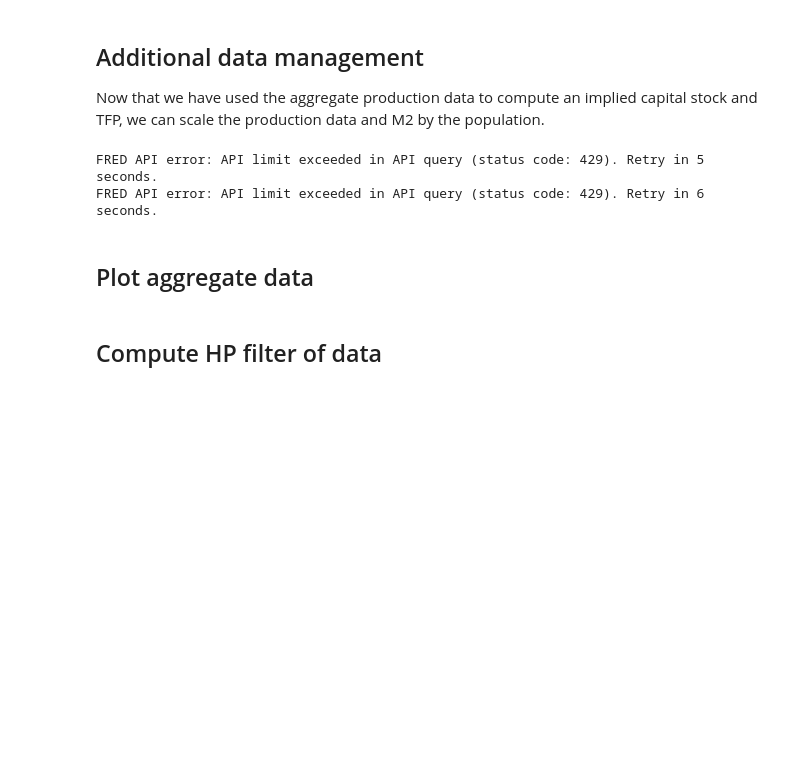
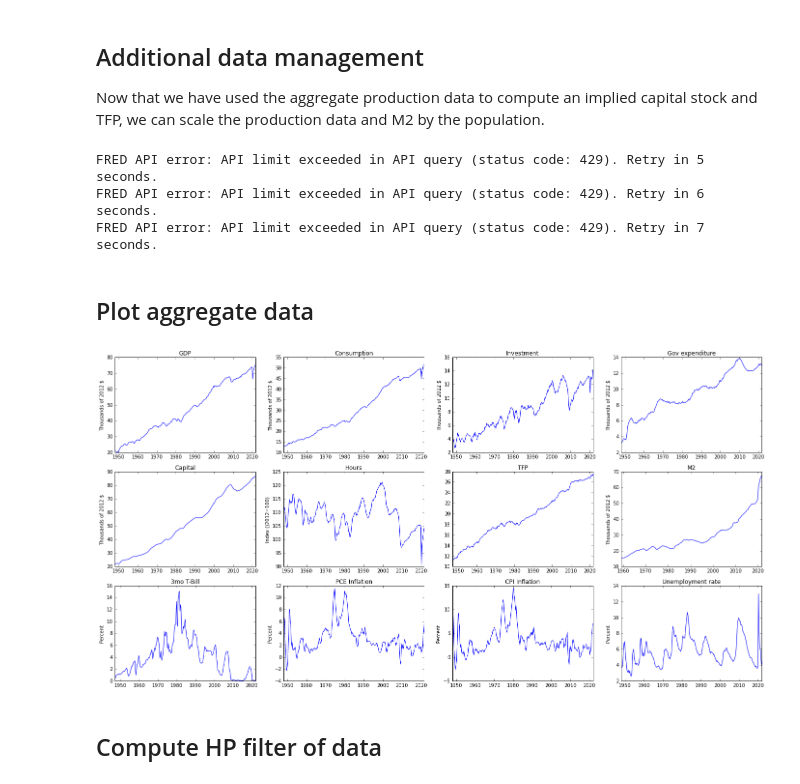
Before and after one commit to msilva913/economic-data, a Jupyter notebook: business-cycle-data/python/business_cycle_data.ipynb, the cells around one changed output. Saved outputs shown, nothing was run; the diff lists cells and outputs as text; code cells hidden in the pictures; blank space fills up the shorter version.

```diff
--- a/business-cycle-data/python/business_cycle_data.ipynb
+++ b/business-cycle-data/python/business_cycle_data.ipynb
@@ -64,6 +64,12 @@ cpi = fp.series('CPIAUCSL')
 m2 = fp.series('M2SL')
 tbill_3mo = fp.series('TB3MS')
 unemployment = fp.series('UNRATE')
+
+# Base year for NIPA deflators
+cpi_base_year = cpi.units.split(' ')[1].split('=')[0]
+
+# Base year for CPI
+nipa_base_year = deflator.units.split(' ')[1].split('=')[0]
 
 # Convert monthly M2, 3-mo T-Bill, and unemployment to quarterly
 m2 = m2.as_frequency('Q')
@@ -88,9 +94,6 @@ exports = deflate(exports,deflator)
 imports = deflate(imports,deflator)
 m2 = deflate(m2,deflator)
 
-# Base year for GDP deflator
-base_year = deflator.units.split(' ')[1].split('=')[0]
-
 # pce inflation as percent change over past year
 pce_deflator = pce_deflator.apc()
 
@@ -263,10 +272,11 @@ m2 = m2.per_capita(civ_pop=True).times(1000)
 
 
 # Scale hours per person to equal 100 on October (Quarter III) of GDP deflator base year.
-hours.data = hours.data/hours.data.loc[base_year+'-10-01']*100
+hours.data = hours.data/hours.data.loc[nipa_base_year+'-10-01']*100
 # %% [output]
 FRED API error: API limit exceeded in API query (status code: 429). Retry in 5 seconds.
 FRED API error: API limit exceeded in API query (status code: 429). Retry in 6 seconds.
+FRED API error: API limit exceeded in API query (status code: 429). Retry in 7 seconds.
 # %% [markdown]
 ## Plot aggregate data
 # %%
@@ -274,50 +284,52 @@ fig, axes = plt.subplots(3,4,figsize=(6*4,4*3))
 
 axes[0][0].plot(gdp.data)
 axes[0][0].set_title('GDP')
-axes[0][0].set_ylabel('Thousands of '+base_year+' $')
+axes[0][0].set_ylabel('Thousands of '+nipa_base_year+' $')
 
 axes[0][1].plot(consumption.data)
 axes[0][1].set_title('Consumption')
-axes[0][1].set_ylabel('Thousands of '+base_year+' $')
+axes[0][1].set_ylabel('Thousands of '+nipa_base_year+' $')
 
 axes[0][2].plot(investment.data)
 axes[0][2].set_title('Investment')
-axes[0][2].set_ylabel('Thousands of '+base_year+' $')
+axes[0][2].set_ylabel('Thousands of '+nipa_base_year+' $')
 
 axes[0][3].plot(government.data)
 axes[0][3].set_title('Gov expenditure')
-axes[0][3].set_ylabel('Thousands of '+base_year+' $')
+axes[0][3].set_ylabel('Thousands of '+nipa_base_year+' $')
 
 axes[1][0].plot(capital.data)
 axes[1][0].set_title('Capital')
-axes[1][0].set_ylabel('Thousands of '+base_year+' $')
+axes[1][0].set_ylabel('Thousands of '+nipa_base_year+' $')
 
 axes[1][1].plot(hours.data)
 axes[1][1].set_title('Hours')
-axes[1][1].set_ylabel('Index ()'+base_year+'=100)')
+axes[1][1].set_ylabel('Index ()'+nipa_base_year+'=100)')
 
 axes[1][2].plot(tfp.data)
 axes[1][2].set_title('TFP')
 
 axes[1][3].plot(m2.data)
 axes[1][3].set_title('M2')
-axes[1][3].set_ylabel('Thousands of '+base_year+' $')
+axes[1][3].set_ylabel('Thousands of '+nipa_base_year+' $')
 
 axes[2][0].plot(tbill_3mo.data*100)
 axes[2][0].set_title('3mo T-Bill')
 axes[2][0].set_ylabel('Percent')
 
 axes[2][1].plot(pce_deflator.data*100)
 axes[2][1].set_title('PCE Inflation')
 axes[2][1].set_ylabel('Percent')
 
 axes[2][2].plot(cpi.data*100)
 axes[2][2].set_title('CPI Inflation')
 axes[2][2].set_ylabel('Percent')
 
 axes[2][3].plot(unemployment.data*100)
 axes[2][3].set_title('Unemployment rate')
 axes[2][3].set_ylabel('Percent');
+# %% [output]
+[figure, added]
 # %% [markdown]
 ## Compute HP filter of data
 # %%
```
Also changed, not shown: parts of 3 cells of this notebook, 1 other file.
